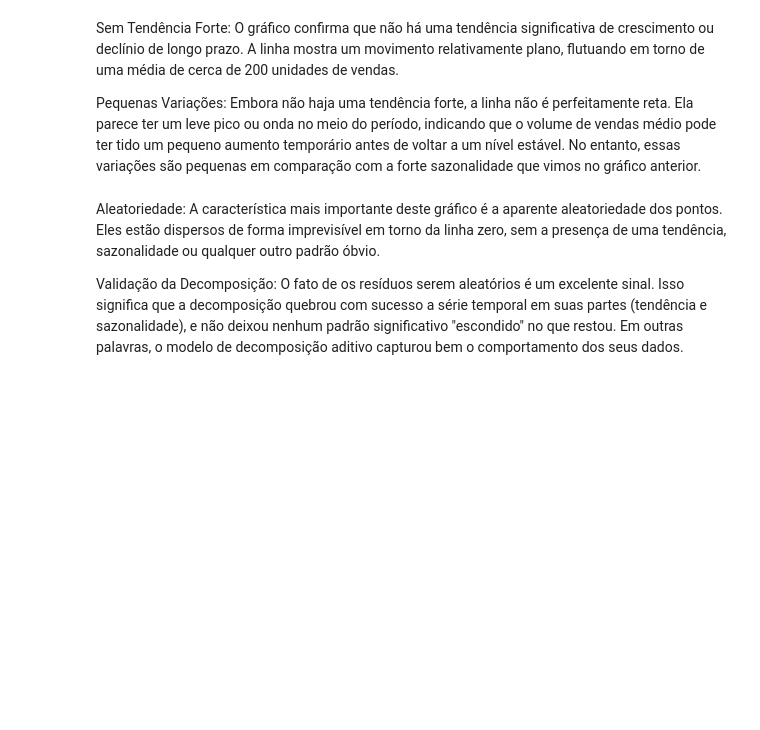
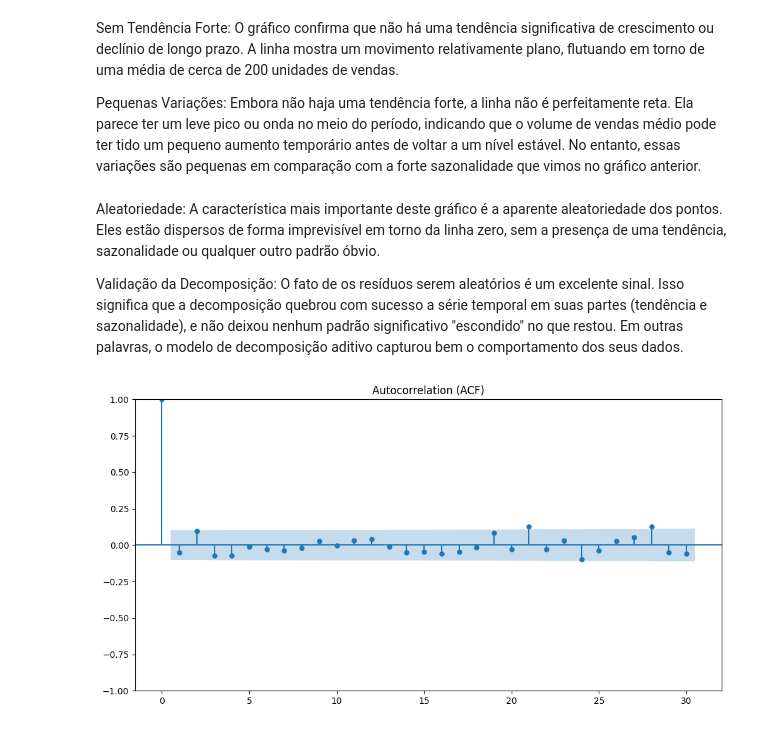
Before and after one commit to rbalbinotti/smart-supply-chain-ai, a Jupyter notebook: notebooks/02-demand_forecasting.ipynb, the cells around one changed output. Drawn from its saved outputs; the diff is of its cells as text; code cells hidden in the pictures; blank space fills up the shorter version.

```diff
--- a/notebooks/02-demand_forecasting.ipynb
+++ b/notebooks/02-demand_forecasting.ipynb
@@ -123,3 +126,11 @@ fig4.show()
 Aleatoriedade: A característica mais importante deste gráfico é a aparente aleatoriedade dos pontos. Eles estão dispersos de forma imprevisível em torno da linha zero, sem a presença de uma tendência, sazonalidade ou qualquer outro padrão óbvio.
 
 Validação da Decomposição: O fato de os resíduos serem aleatórios é um excelente sinal. Isso significa que a decomposição quebrou com sucesso a série temporal em suas partes (tendência e sazonalidade), e não deixou nenhum padrão significativo "escondido" no que restou. Em outras palavras, o modelo de decomposição aditivo capturou bem o comportamento dos seus dados.
+# %%
+# Autocorrelations Graphs
+fig, ax = plt.subplots(figsize=(12,6))
+plot_acf(df_ts, ax=ax, lags=30)
+plt.title('Autocorrelation (ACF)')
+plt.show()
+# %% [output]
+[figure, added]
```
Also changed, not shown: parts of 8 cells of this notebook, 2 other files.
